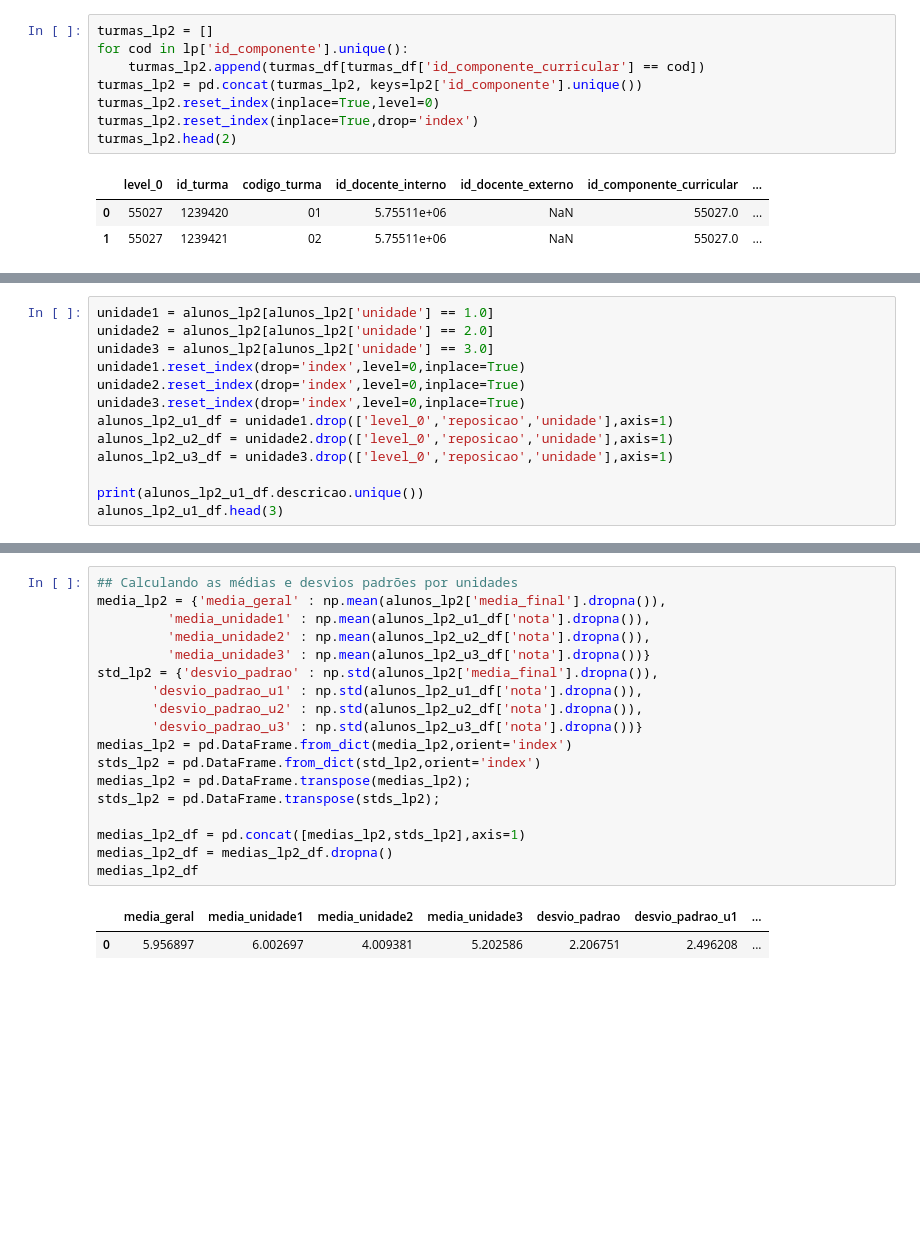
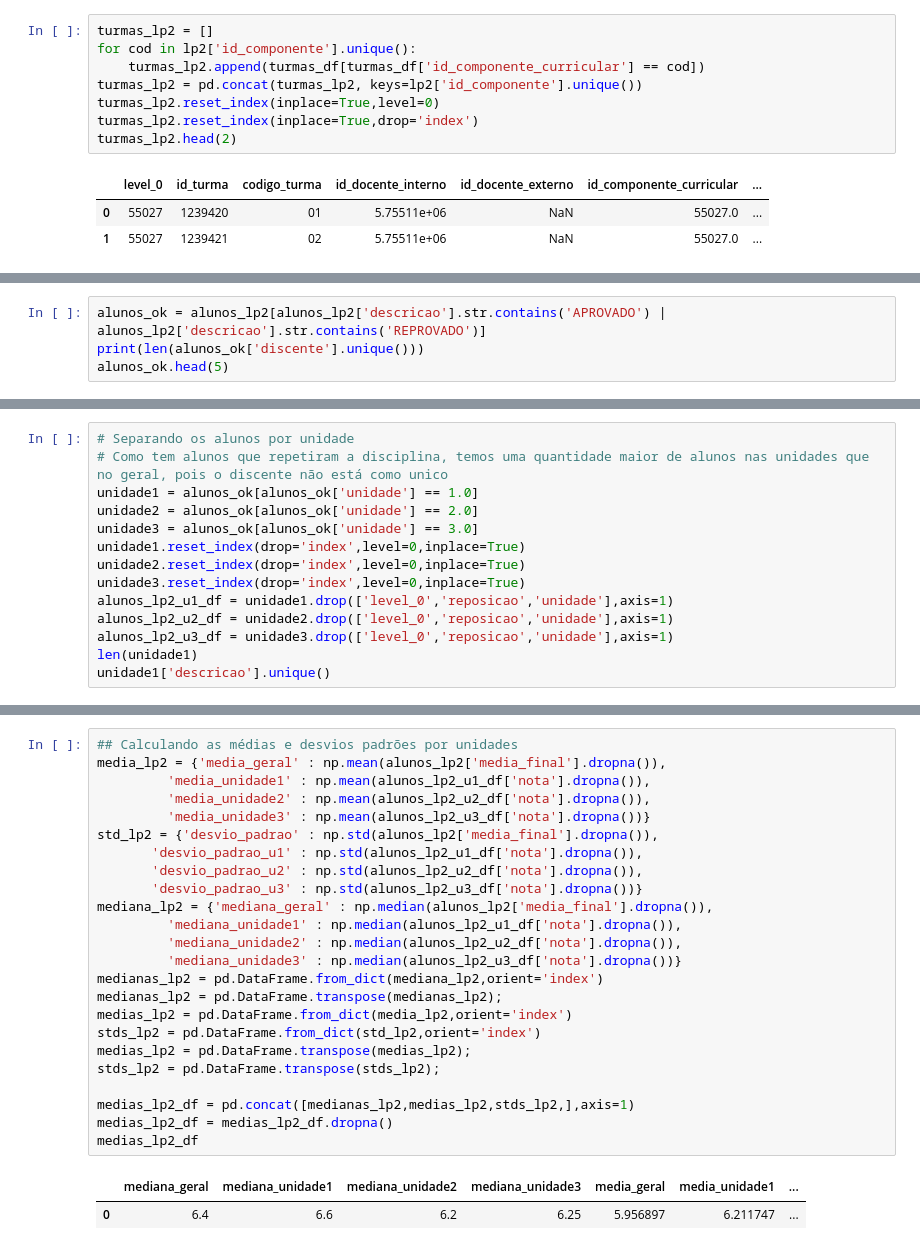
Before and after one commit to paulalps/Probabilidade, a Jupyter notebook: Análises LP II.ipynb, the cells around one changed output, grey strips where cells are left out. Cells and saved outputs as stored; diff of their text form; blank space fills up the shorter version.

```diff
--- a/Análises LP II.ipynb
+++ b/Análises LP II.ipynb
@@ -205,6 +195,6 @@ test
 # %%
 turmas_lp2 = []
-for cod in lp['id_componente'].unique():
+for cod in lp2['id_componente'].unique():
     turmas_lp2.append(turmas_df[turmas_df['id_componente_curricular'] == cod])
 turmas_lp2 = pd.concat(turmas_lp2, keys=lp2['id_componente'].unique())
 turmas_lp2.reset_index(inplace=True,level=0)
@@ -230,0 +279,4 @@ alunos_lp2.head(3)
+# %%
+alunos_ok = alunos_lp2[alunos_lp2['descricao'].str.contains('APROVADO') | alunos_lp2['descricao'].str.contains('REPROVADO')]
+print(len(alunos_ok['discente'].unique()))
+alunos_ok.head(5)
@@ -231,14 +291,15 @@ alunos_lp2.head(3)
 # %%
-unidade1 = alunos_lp2[alunos_lp2['unidade'] == 1.0]
-unidade2 = alunos_lp2[alunos_lp2['unidade'] == 2.0]
-unidade3 = alunos_lp2[alunos_lp2['unidade'] == 3.0]
+# Separando os alunos por unidade
+# Como tem alunos que repetiram a disciplina, temos uma quantidade maior de alunos nas unidades que no geral, pois o discente não está como unico
+unidade1 = alunos_ok[alunos_ok['unidade'] == 1.0]
+unidade2 = alunos_ok[alunos_ok['unidade'] == 2.0]
+unidade3 = alunos_ok[alunos_ok['unidade'] == 3.0]
 unidade1.reset_index(drop='index',level=0,inplace=True)
 unidade2.reset_index(drop='index',level=0,inplace=True)
 unidade3.reset_index(drop='index',level=0,inplace=True)
 alunos_lp2_u1_df = unidade1.drop(['level_0','reposicao','unidade'],axis=1)
 alunos_lp2_u2_df = unidade2.drop(['level_0','reposicao','unidade'],axis=1)
 alunos_lp2_u3_df = unidade3.drop(['level_0','reposicao','unidade'],axis=1)
-
-print(alunos_lp2_u1_df.descricao.unique())
-alunos_lp2_u1_df.head(3)
+len(unidade1)
+unidade1['descricao'].unique()
 # %% [output]
@@ -286,21 +334,27 @@ A quantidade de alunos que trancaram foi:  189
 # %%
 ## Calculando as médias e desvios padrões por unidades
 media_lp2 = {'media_geral' : np.mean(alunos_lp2['media_final'].dropna()),
          'media_unidade1' : np.mean(alunos_lp2_u1_df['nota'].dropna()),
          'media_unidade2' : np.mean(alunos_lp2_u2_df['nota'].dropna()),
          'media_unidade3' : np.mean(alunos_lp2_u3_df['nota'].dropna())}
 std_lp2 = {'desvio_padrao' : np.std(alunos_lp2['media_final'].dropna()),
        'desvio_padrao_u1' : np.std(alunos_lp2_u1_df['nota'].dropna()),
        'desvio_padrao_u2' : np.std(alunos_lp2_u2_df['nota'].dropna()),
        'desvio_padrao_u3' : np.std(alunos_lp2_u3_df['nota'].dropna())}
+mediana_lp2 = {'mediana_geral' : np.median(alunos_lp2['media_final'].dropna()),
+         'mediana_unidade1' : np.median(alunos_lp2_u1_df['nota'].dropna()),
+         'mediana_unidade2' : np.median(alunos_lp2_u2_df['nota'].dropna()),
+         'mediana_unidade3' : np.median(alunos_lp2_u3_df['nota'].dropna())}
+medianas_lp2 = pd.DataFrame.from_dict(mediana_lp2,orient='index')
+medianas_lp2 = pd.DataFrame.transpose(medianas_lp2);
 medias_lp2 = pd.DataFrame.from_dict(media_lp2,orient='index')
 stds_lp2 = pd.DataFrame.from_dict(std_lp2,orient='index')
 medias_lp2 = pd.DataFrame.transpose(medias_lp2);
 stds_lp2 = pd.DataFrame.transpose(stds_lp2);
 
-medias_lp2_df = pd.concat([medias_lp2,stds_lp2],axis=1)
+medias_lp2_df = pd.concat([medianas_lp2,medias_lp2,stds_lp2,],axis=1)
 medias_lp2_df = medias_lp2_df.dropna()
 medias_lp2_df
 # %% [output]
-|  | media_geral | media_unidade1 | media_unidade2 | media_unidade3 | desvio_padrao | desvio_padrao_u1 | ... |
-| 0 | 5.956897 | 6.002697 | 4.009381 | 5.202586 | 2.206751 | 2.496208 | ... |
+|  | mediana_geral | mediana_unidade1 | mediana_unidade2 | mediana_unidade3 | media_geral | media_unidade1 | ... |
+| 0 | 6.4 | 6.6 | 6.2 | 6.25 | 5.956897 | 6.211747 | ... |
```
Also changed, not shown: parts of 31 cells of this notebook.
